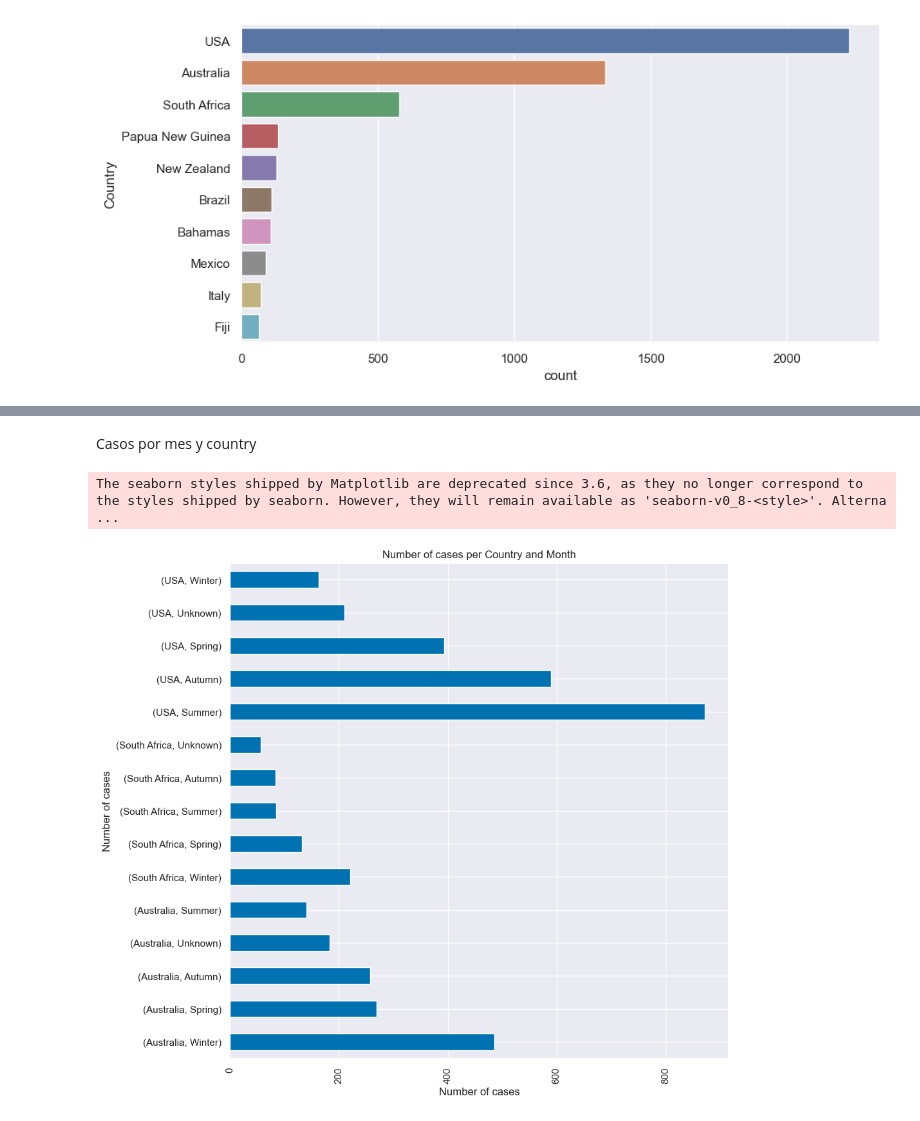
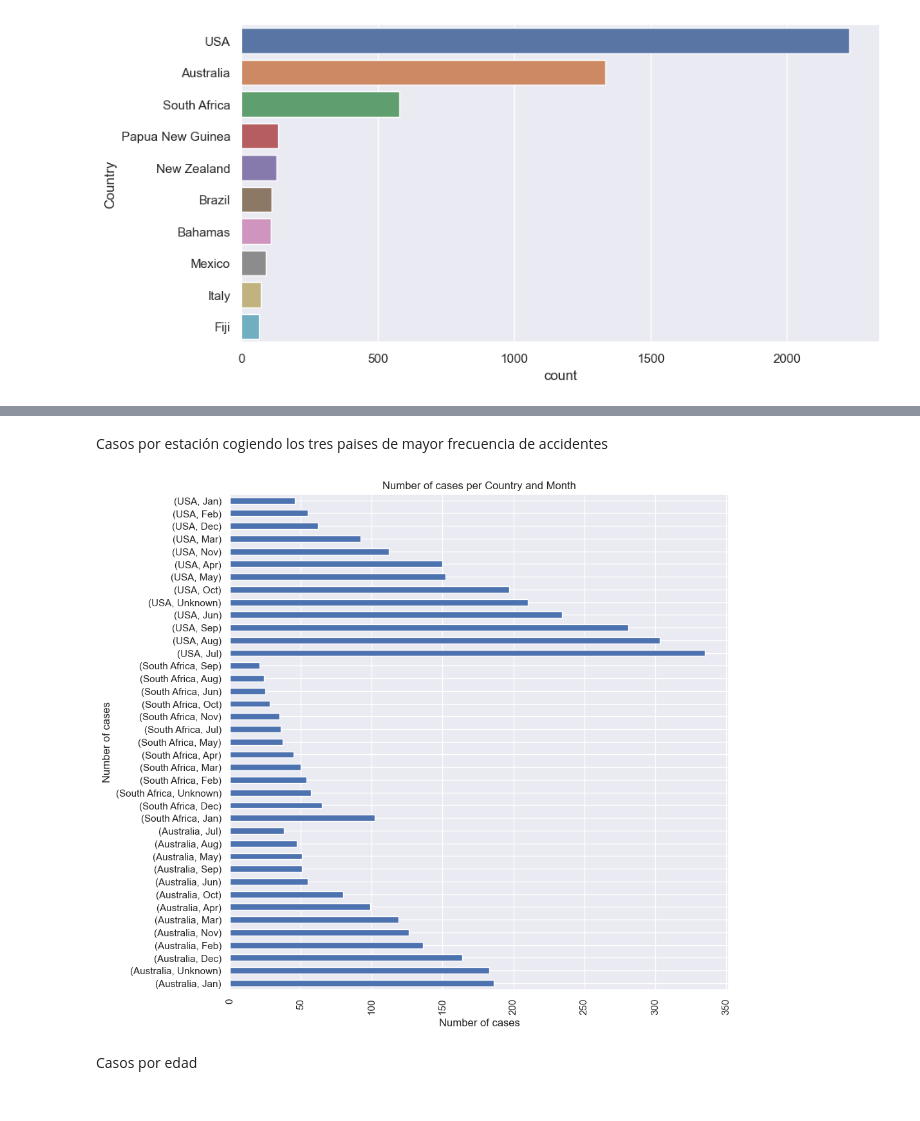
Before and after one commit to carolinariveraa/-CarolinaRivera-Sharks-, a Jupyter notebook: Notebook/Bonus.ipynb, the cells around one changed output, grey strips where cells are left out. Cells and saved outputs as stored; diff of their text form; code cells hidden in the pictures.

```diff
--- a/Notebook/Bonus.ipynb
+++ b/Notebook/Bonus.ipynb
@@ -80,2 +77,21 @@ Casos por mes
+# %% [markdown]
+Casos por estación cogiendo los tres paises de mayor frecuencia de accidentes
+# %%
+country_month_df = pd.DataFrame(cleaned_sharks[["Month", "Country", "Year","Season","Continent"]])
+
+country_month_df = pd.DataFrame(country_month_df.loc[((country_month_df["Country"] == "USA") | (country_month_df["Country"] == "Australia") | (country_month_df["Country"] == "South Africa"))])
+# %%
+fig_country_month = country_month_df.groupby("Country")["Month"].value_counts().plot(kind = "barh",
+                                                                 figsize = (10,10),
+
+                                                                 title ="Number of cases per Country and Month",
+                                                                 xlabel = "Country and Month",
+                                                                 ylabel="Number of cases")
+
+plt.xticks(rotation=90)
+plt.xlabel("Number of cases")
+plt.show()
+# %% [output]
+[figure, added]
 # %% [markdown]
-Casos por mes y country
+Casos por edad
@@ -86,14 +97,0 @@ country_month_df = pd.DataFrame(country_month_df.loc[((country_month_df["Country
-# %%
-fig_country_month = country_month_df.groupby("Country")["Season"].value_counts().plot(kind = "barh",
-                                                                 figsize = (10,10),
-
-                                                                 title ="Number of cases per Country and Month",
-                                                                 xlabel = "Country and Month",
-                                                                 ylabel="Number of cases")
-plt.style.use("seaborn-colorblind")
-plt.xticks(rotation=90)
-plt.xlabel("Number of cases")
-plt.show()
-# %% [output]
-The seaborn styles shipped by Matplotlib are deprecated since 3.6, as they no longer correspond to the styles shipped by seaborn. However, they will remain available as 'seaborn-v0_8-<style>'. Alterna ...
-[figure, removed]
```
Also changed, not shown: parts of 11 cells of this notebook.
